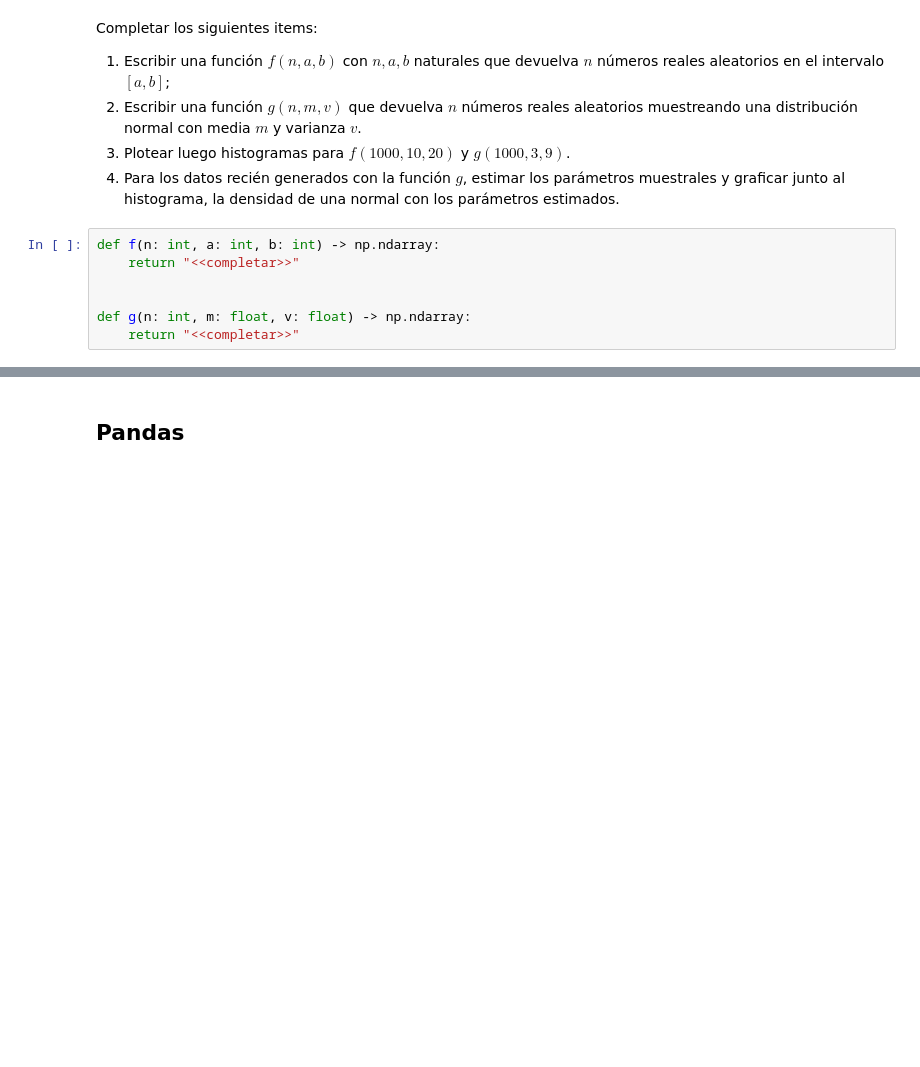
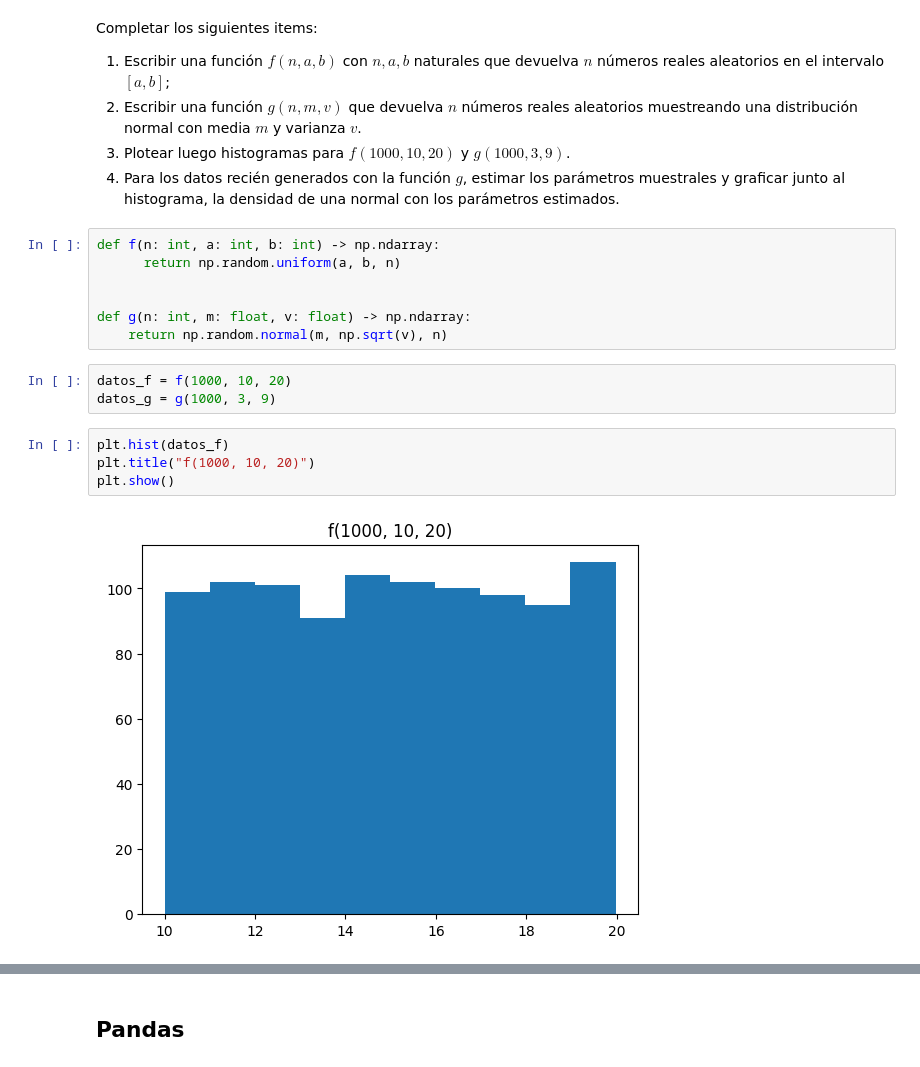
Before and after one commit to maguikhichfe/botVentas, a Jupyter notebook: notebooks/notebook_01_herramientas-published.ipynb, the cells around one changed output, grey strips where cells are left out. Cells and saved outputs as stored; diff of their text form; blank space fills up the shorter version.

```diff
--- a/notebooks/notebook_01_herramientas-published.ipynb
+++ b/notebooks/notebook_01_herramientas-published.ipynb
@@ -280,8 +314,17 @@ Completar los siguientes items:
 1. Para los datos recién generados con la función $g$, estimar los parámetros muestrales y graficar junto al histograma, la densidad de una normal con los parámetros estimados.
 # %%
 def f(n: int, a: int, b: int) -> np.ndarray:
-    return "<<completar>>"
+      return np.random.uniform(a, b, n)
 
 
 def g(n: int, m: float, v: float) -> np.ndarray:
-    return "<<completar>>"
+    return np.random.normal(m, np.sqrt(v), n)
+# %%
+datos_f = f(1000, 10, 20)
+datos_g = g(1000, 3, 9)
+# %%
+plt.hist(datos_f)
+plt.title("f(1000, 10, 20)")
+plt.show()
+# %% [output]
+[figure, added]
```
Also changed, not shown: parts of 11 cells of this notebook.
